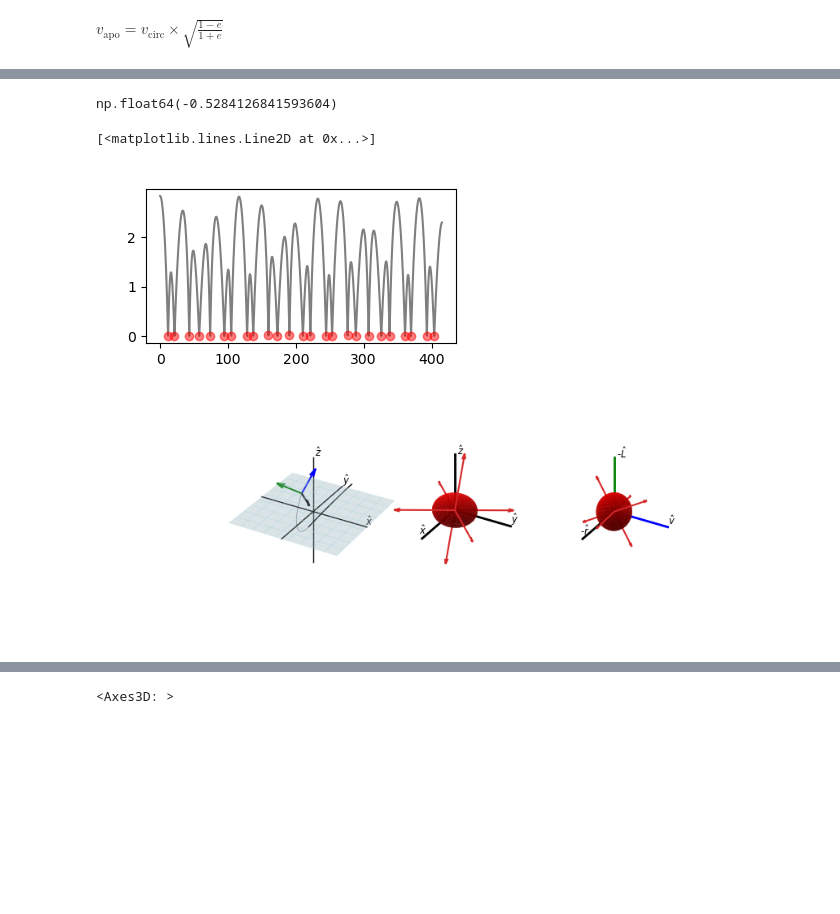
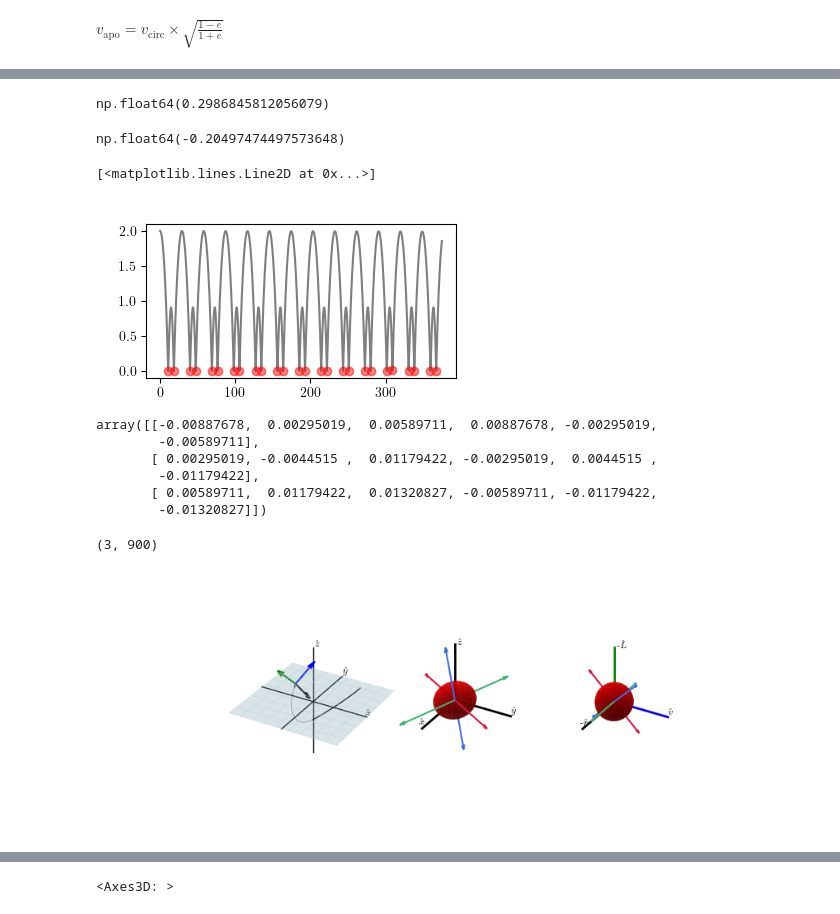
Before and after one commit to salvatore-ferrone/phd-thesis-ferrone, a Jupyter notebook: demos/tidalTensor/pouliasis2017pii.ipynb, the cells around one changed output, grey strips where cells are left out. Drawn from its saved outputs; the diff is of its cells as text; code cells hidden in the pictures; blank space fills up the shorter version.

```diff
--- a/demos/tidalTensor/pouliasis2017pii.ipynb
+++ b/demos/tidalTensor/pouliasis2017pii.ipynb
@@ -18,9 +13,9 @@ array([ 0.01      ,  0.02154435,  0.04641589,  0.1       ,  0.21544347,
 # %%
 # ADJUSTABLE PARAMS
 apocenter       =   4
-inclination     =   45
-pseudo_e        =   0.5  # pseudo eccentricity, always 0<e<1
-bp              =   1/10   # ratio of b/a, scale height to scale radius
+inclination     =   30
+pseudo_e        =   0.45  # pseudo eccentricity, always 0<e<1
+bp              =   1/5   # ratio of b/a, scale height to scale radius
 dtfactor        =   1/10000 # time step factor, dt = t_dyn/dtfactor
 Ndyntime        =   4   # about how many orbits to do
 params          =   [1.0,1.0,1.0,bp] # G,M,a=1,1,1
@@ -199,6 +192,8 @@ strongest_compression_strong=np.min(eigenvalues.flatten(),)
 
 downfactor = np.sqrt(np.abs(2/strongest_compression_strong))*(2*np.pi/t_dyn)
 downfactor
+# %% [output]
+np.float64(0.2986845812056079)
 # %%
 # get the weakest deformation
 peaks_weak,_= signal.find_peaks(np.abs(zt))
@@ -217,7 +212,7 @@ strongest_deformation_weak=np.max(np.abs(eigenvalues_weak.flatten(),))
 strongest_compression_weak=np.min(eigenvalues_weak.flatten(),)
 (1/2)*strongest_compression_weak*(downfactor*t_dyn/(2*np.pi))**2
 # %% [output]
-np.float64(-0.5284126841593604)
+np.float64(-0.20497474497573648)
 # %%
 
 fig,axis=plt.subplots(1,1,figsize=(4,2))
@@ -225,13 +220,40 @@ axis.plot(timesteps,np.abs(zt), color='black', alpha=0.5)
 axis.plot(timesteps[peaks],np.abs(zt[peaks]), 'o', color='red', alpha=0.5)
 # %% [output]
 [<matplotlib.lines.Line2D at 0x...>]
-[figure, old version]
+[figure, new version]
+# %%
+# can I find the position of the ellipoid quick?
+pos_local=1,2,3
+tidal_tensor=p2017pii.dimesionless_miyamoto_nagai_tidal_tensor(bp,pos_local[0],pos_local[1],pos_local[2])
+points = np.array(
+    [[1,0,0],
+    [0,1,0],
+    [0,0,1],
+    [-1,0,0],
+    [0,-1,0],
+    [0,0,-1]]
+)
+force = tidal_tensor@points.T
+force
+# %% [output]
+array([[-0.00887678,  0.00295019,  0.00589711,  0.00887678, -0.00295019,
+        -0.00589711],
+       [ 0.00295019, -0.0044515 ,  0.01179422, -0.00295019,  0.0044515 ,
+        -0.01179422],
+       [ 0.00589711,  0.01179422,  0.01320827, -0.00589711, -0.01179422,
+        -0.01320827]])
+# %%
+x,y,z = p2017pii.generate_unit_sphere()
+sphere = np.array([x.flatten(), y.flatten(), z.flatten()])
+sphere.shape
+# %% [output]
+(3, 900)
 # %%
 params = bp
 index = 500
 
 orbit = np.array([xt,yt,zt,vxt,vyt,vzt])
 factors = little_factor,axislen,little_move
-fig=p2017pii.make_frame(index,params,orbit,dx,t_dyn/2,factors,AXIS,LIMS,plane,tail_indexes,)
+fig=p2017pii.make_frame(index,params,orbit,dx,t_dyn/3,factors,AXIS,LIMS,plane,tail_indexes,)
 # %% [output]
-[figure, old version]
+[figure, new version]
```
Also changed, not shown: parts of 9 cells of this notebook, 5 other files.
